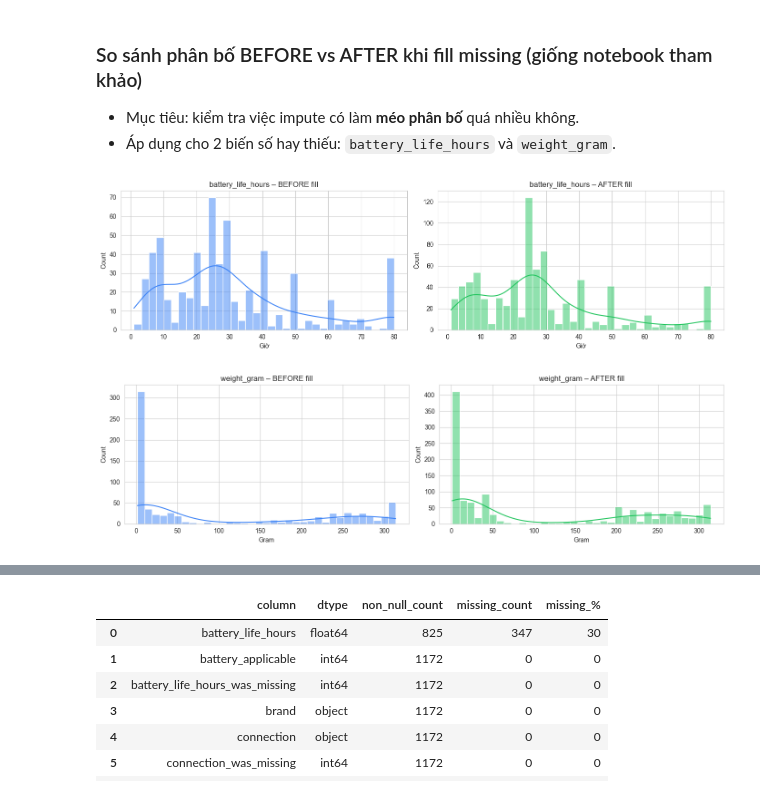
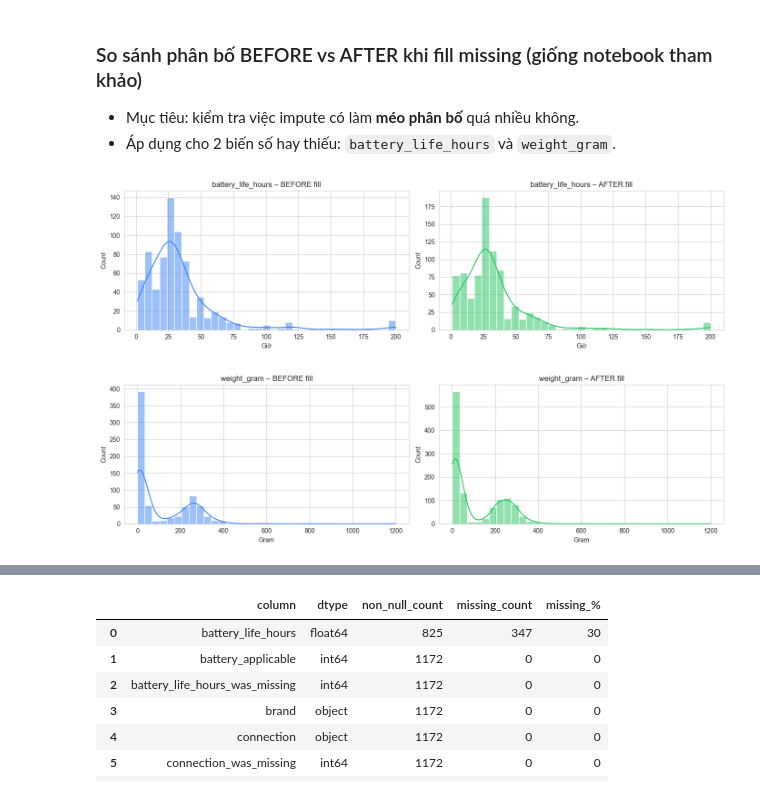
Before and after one commit to vcongggggg/KHDL, a Jupyter notebook: de_tai_2_headphone/notebooks/02-cleaning_data.ipynb, the cells around one changed output, grey strips where cells are left out. Cells and saved outputs as stored; diff of their text form; code cells hidden in the pictures.

Commit message:
feat: add data collection, cleaning, and encoding notebooks with processed datasets

```diff
--- a/de_tai_2_headphone/notebooks/02-cleaning_data.ipynb
+++ b/de_tai_2_headphone/notebooks/02-cleaning_data.ipynb
@@ -811,7 +816,7 @@ def _parse_hours_from_text(s: str):
     if m:
         try:
             hi = max(int(b) for a, b in m)
-            return float(hi) if 1 <= hi <= 200 else np.nan
+            return float(hi)
         except Exception:
             pass
 
@@ -821,7 +826,7 @@ def _parse_hours_from_text(s: str):
 
     try:
         v = max(float(x) for x in m2)
-        return v if 1 <= v <= 200 else np.nan
+        return v
     except Exception:
         return np.nan
 
@@ -857,7 +862,7 @@ if "battery_life_hours" in df.columns:
         stat_b = pd.concat([g.median().rename("median"), g.size().rename("n")], axis=1).reset_index()
 
         df = df.merge(stat_b, on=grp_b, how="left")
-        mask_fill = df["battery_life_hours"].isna() & (df["n"] >= 5) & df["median"].between(1, 200)
+        mask_fill = df["battery_life_hours"].isna() & (df["n"] >= 5)
         df.loc[mask_fill, "battery_life_hours"] = df.loc[mask_fill, "median"]
         df.drop(columns=[c for c in ["median", "n"] if c in df.columns], inplace=True)
 
@@ -873,7 +878,7 @@ if "weight_gram" in df.columns:
         stat_w = pd.concat([g.median().rename("median"), g.size().rename("n")], axis=1).reset_index()
 
         df = df.merge(stat_w, on=grp_w, how="left")
-        mask_fill = df["weight_gram"].isna() & (df["n"] >= 5) & df["median"].between(1, 2000)
+        mask_fill = df["weight_gram"].isna() & (df["n"] >= 5)
         df.loc[mask_fill, "weight_gram"] = df.loc[mask_fill, "median"]
         df.drop(columns=[c for c in ["median", "n"] if c in df.columns], inplace=True)
 # %% [markdown]
@@ -986,13 +991,6 @@ Saved: c:\Study\KHDL\GK\de_tai_2_headphone\figures\cleaning_data\missing_heatmap
 
 > Mục tiêu: đảm bảo các feature chính không còn `NaN` phục vụ encode/model (tránh lỗi khi training).
 # %%
-
-missing_before_force = df.isna().mean().sort_values(ascending=False) * 100
-
-# Tạo cờ để biết giá trị nào được impute (giống notebook tham khảo: vẫn kiểm soát được "điền")
-for col in ["type", "connection", "battery_life_hours", "weight_gram"]:
-    if col in df.columns:
-        df[f"{col}_was_missing"] = df[col].isna().astype(int)
 
 # battery_life_hours chỉ meaningful cho wireless. Tạo cờ để mô hình hiểu "không áp dụng".
 if "battery_life_hours" in df.columns and "is_wireless" in df.columns:
@@ -1002,6 +1000,14 @@ if "battery_life_hours" in df.columns and "is_wireless" in df.columns:
 cat_cols = [c for c in ["brand", "type", "connection", "source"] if c in df.columns]
 for col in cat_cols:
     df[col] = df[col].replace({"": np.nan, "nan": np.nan, "None": np.nan})
+
+# Snapshot missing đúng thời điểm: sau khi chuẩn hoá các chuỗi rỗng về NaN
+missing_before_force = df.isna().mean().sort_values(ascending=False) * 100
+
+# Tạo cờ để biết giá trị nào được impute (giống notebook tham khảo: vẫn kiểm soát được "điền")
+for col in ["type", "connection", "battery_life_hours", "weight_gram"]:
+    if col in df.columns:
+        df[f"{col}_was_missing"] = df[col].isna().astype(int)
 
 # Với `connection` cần đồng bộ với `is_wireless` để tránh trường hợp wired nhưng lại điền Bluetooth.
 if "brand" in df.columns:
@@ -1064,7 +1070,13 @@ if "battery_life_hours" in df.columns:
             df["battery_life_hours"] = df["battery_life_hours"].fillna(med)
 
     # Giữ NaN cho wired; chỉ clip giá trị hợp lệ khi có dữ liệu
-    df["battery_life_hours"] = df["battery_life_hours"].clip(lower=1, upper=200)
+    df["battery_life_hours"] = df["battery_life_hours"]
+
+    # [FIX CỦA BẠN LẦN 2] - Dọn dẹp nốt các giá trị mAh vô tình lọt qua ở phần parse phụ (Cell 29)
+    mask_mah_again = df["battery_life_hours"] > 200
+    if mask_mah_again.any():
+        df.loc[mask_mah_again, "battery_life_hours"] = (df.loc[mask_mah_again, "battery_life_hours"] / 15.0).round(1)
+        print(f"Post-fill fix: Đã chuyển đổi thêm {mask_mah_again.sum()} dòng mAh bị lọt sang Giờ.")
 
 # weight_gram: vẫn fill như cũ
 if "weight_gram" in df.columns:
@@ -1074,7 +1086,7 @@ if "weight_gram" in df.columns:
     med = df["weight_gram"].dropna().median()
     if not pd.isna(med):
         df["weight_gram"] = df["weight_gram"].fillna(med)
-    df["weight_gram"] = df["weight_gram"].fillna(0).clip(lower=1, upper=2000)
+    df["weight_gram"] = df["weight_gram"].fillna(0)
 
 # price_vnd: biến mục tiêu đã được drop missing ở bước 2.2, chỉ clip lại cho an toàn
 if "price_vnd" in df.columns:
@@ -1112,37 +1208,37 @@ def _plot_before_after(before_s, after_s, title, xlabel, clip_q=0.95):
 
     b = pd.to_numeric(before_s, errors="coerce")
     a = pd.to_numeric(after_s, errors="coerce")
 
-    # clip để nhìn rõ phần lớn dữ liệu
-    hi = np.nanquantile(np.concatenate([b.dropna().values, a.dropna().values]), clip_q) if (b.notna().any() or a.notna().any()) else None
-    if hi and hi > 0:
-        b = b.clip(lower=0, upper=hi)
-        a = a.clip(lower=0, upper=hi)
+    # BỎ CLIP ĐỂ XEM TOÀN BỘ DỮ LIỆU GỐC THEO YÊU CẦU
+    # hi = np.nanquantile(np.concatenate([b.dropna().values, a.dropna().values]), clip_q) if (b.notna().any() or a.notna().any()) else None
+    # if hi and hi > 0:
+    #     b = b.clip(lower=0, upper=hi)
+    #     a = a.clip(lower=0, upper=hi)
 
     fig, axes = plt.subplots(1, 2, figsize=(14, 4))
     sns.histplot(b.dropna(), kde=True, bins=35, ax=axes[0], color="#3b82f6")
     axes[0].set_title(f"{title} – BEFORE fill")
     axes[0].set_xlabel(xlabel)
 
     sns.histplot(a.dropna(), kde=True, bins=35, ax=axes[1], color="#22c55e")
     axes[1].set_title(f"{title} – AFTER fill")
     axes[1].set_xlabel(xlabel)
 
     plt.tight_layout()
 
     safe_title = str(title).replace(" ", "_").replace("/", "_")
     out_path = out_dir / f"05_before_after_{safe_title}.png"
     fig.savefig(out_path, dpi=250, bbox_inches="tight")
 
     plt.show()
 
 # battery
 if "battery_life_hours" in df.columns:
     _plot_before_after(_battery_before_fill, df["battery_life_hours"], "battery_life_hours", "Giờ")
 
 # weight
 if "weight_gram" in df.columns:
     _plot_before_after(_weight_before_fill, df["weight_gram"], "weight_gram", "Gram")
 # %% [output]
-[figure, old version]
+[figure, new version]
-[figure, old version]
+[figure, new version]
```
Also changed, not shown: parts of 17 cells of this notebook, 5 other files.
